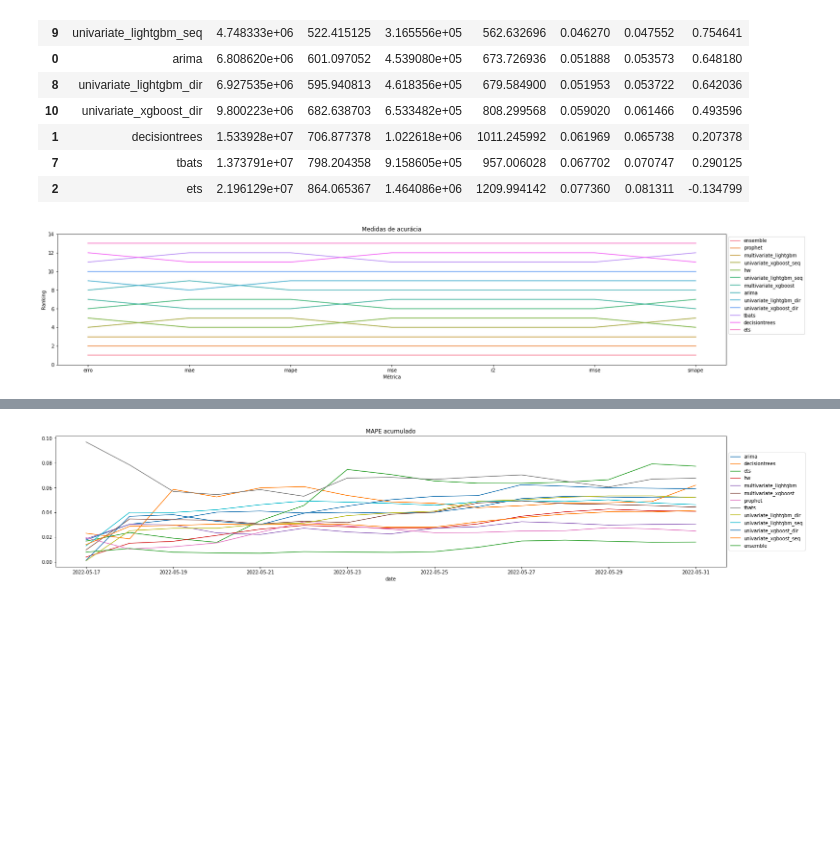
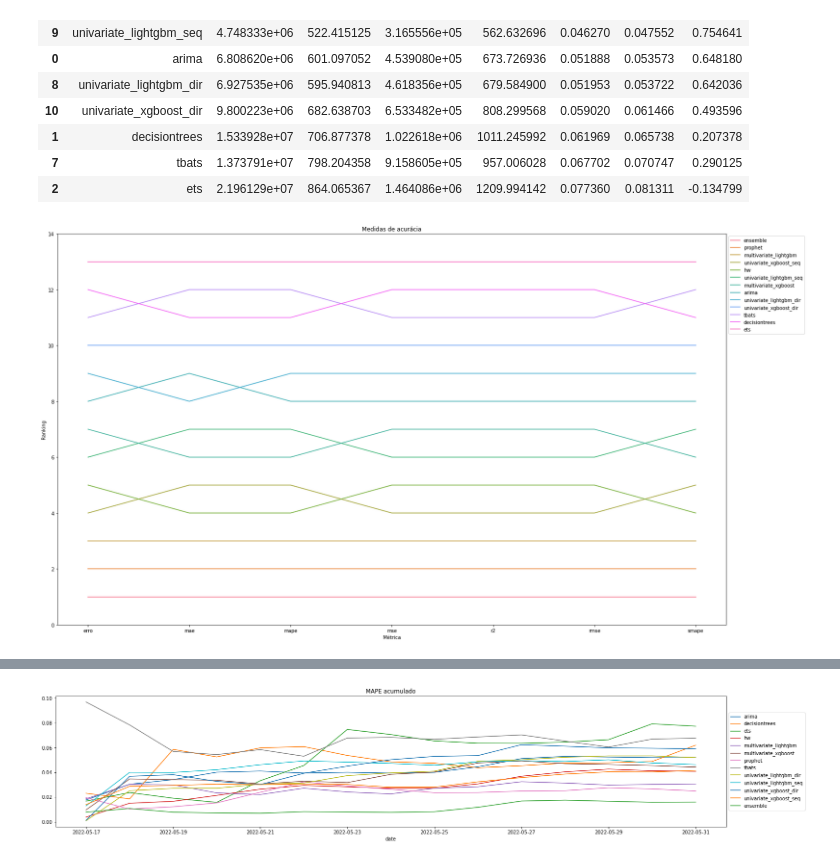
Before and after one commit to matheus-vizzotto/projecao_demanda_eletrica, a Jupyter notebook: models/forecasts/compare_fcs.ipynb, the cells around one changed output, grey strips where cells are left out. Saved outputs shown, nothing was run; the diff lists cells and outputs as text; code cells hidden in the pictures; blank space fills up the shorter version.

```diff
--- a/models/forecasts/compare_fcs.ipynb
+++ b/models/forecasts/compare_fcs.ipynb
@@ -13,7 +13,7 @@ from sklearn.metrics import mean_absolute_percentage_error
 
 import warnings # retirar avisos
 warnings.filterwarnings('ignore')
-rcParams['figure.figsize'] = 25, 5
+rcParams['figure.figsize'] = 25, 15
 #plt.style.use('fivethirtyeight') # estilo dos gráficos
 # %%
 # load models forecasts
@@ -286,23 +286,23 @@ df4_metrics.sort_values(by = "mape")
 | 2 | ets | 2.196129e+07 | 864.065367 | 1.464086e+06 | 1209.994142 | 0.077360 | 0.081311 | -0.134799 |
 # %%
 # plot by accuracy measure rank
-df4_metrics.loc[:, "r2"] = df4_metrics.loc[:, "r2"]
+df4_metrics.loc[:, "r2"] = -df4_metrics.loc[:, "r2"]
 df3_metrics = df4_metrics.melt(id_vars = "model", var_name="metric")
 df3_metrics["metric_ranking"] = df3_metrics.groupby("metric")["value"].rank("first")
 df3_metrics.sort_values(by = ["metric", "metric_ranking"], inplace = True)
 
 plt.figure()
 
 ax = sns.lineplot(data=df3_metrics, x = "metric", y = "metric_ranking", hue="model")
 ax.legend(bbox_to_anchor = (1,1))
 
 plt.ylim(0, (df3_metrics["metric_ranking"].max()+1))
 plt.ylabel("Ranking")
 plt.xlabel("Métrica")
 plt.title("Medidas de acurácia")
 plt.show()
 # %% [output]
-[figure, old version]
+[figure, new version]
 # %%
 # df de erros por modelo
 df_errors = df4.copy(deep=True)
```
Also changed, not shown: parts of 7 cells of this notebook, 4 other files.
